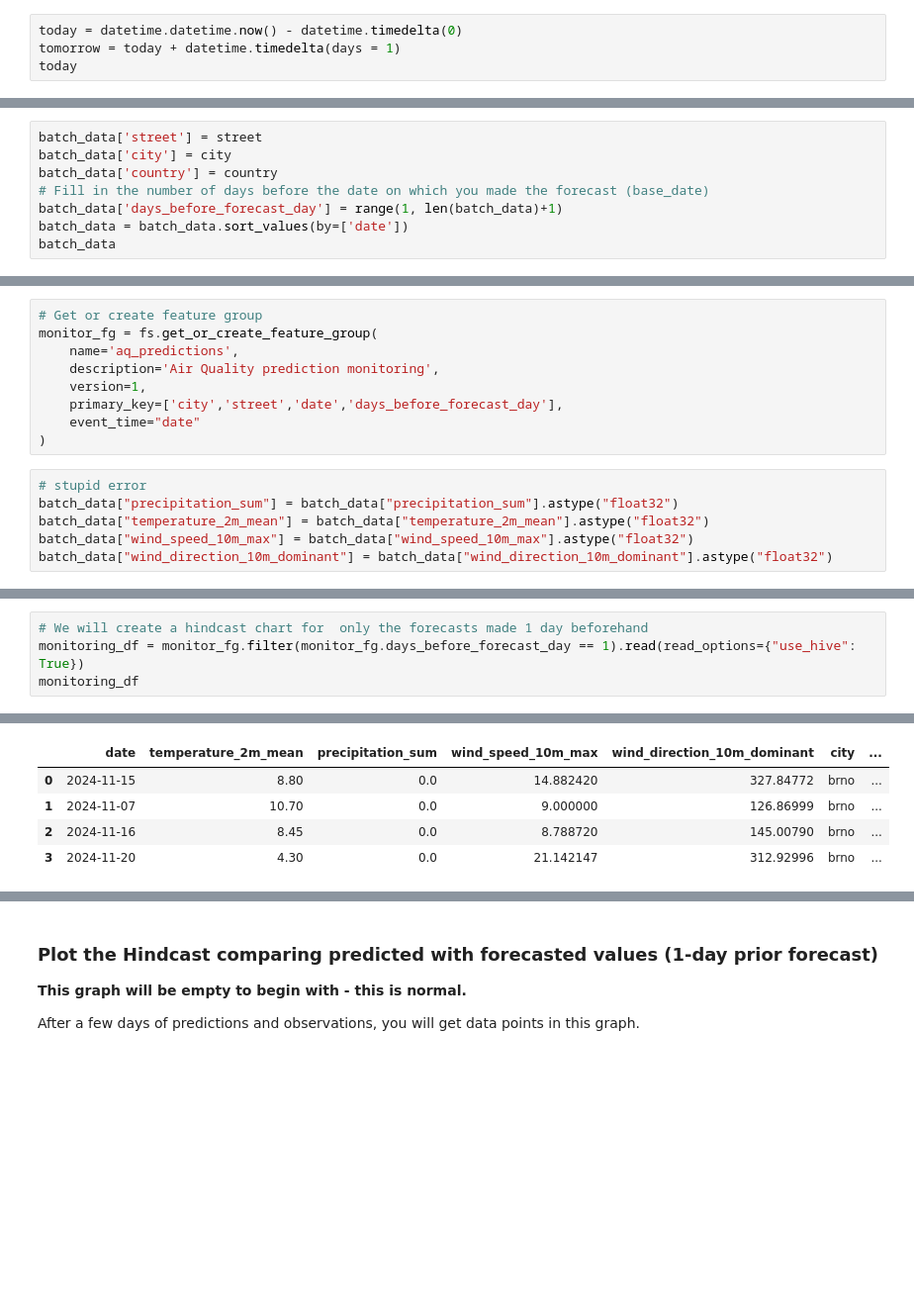
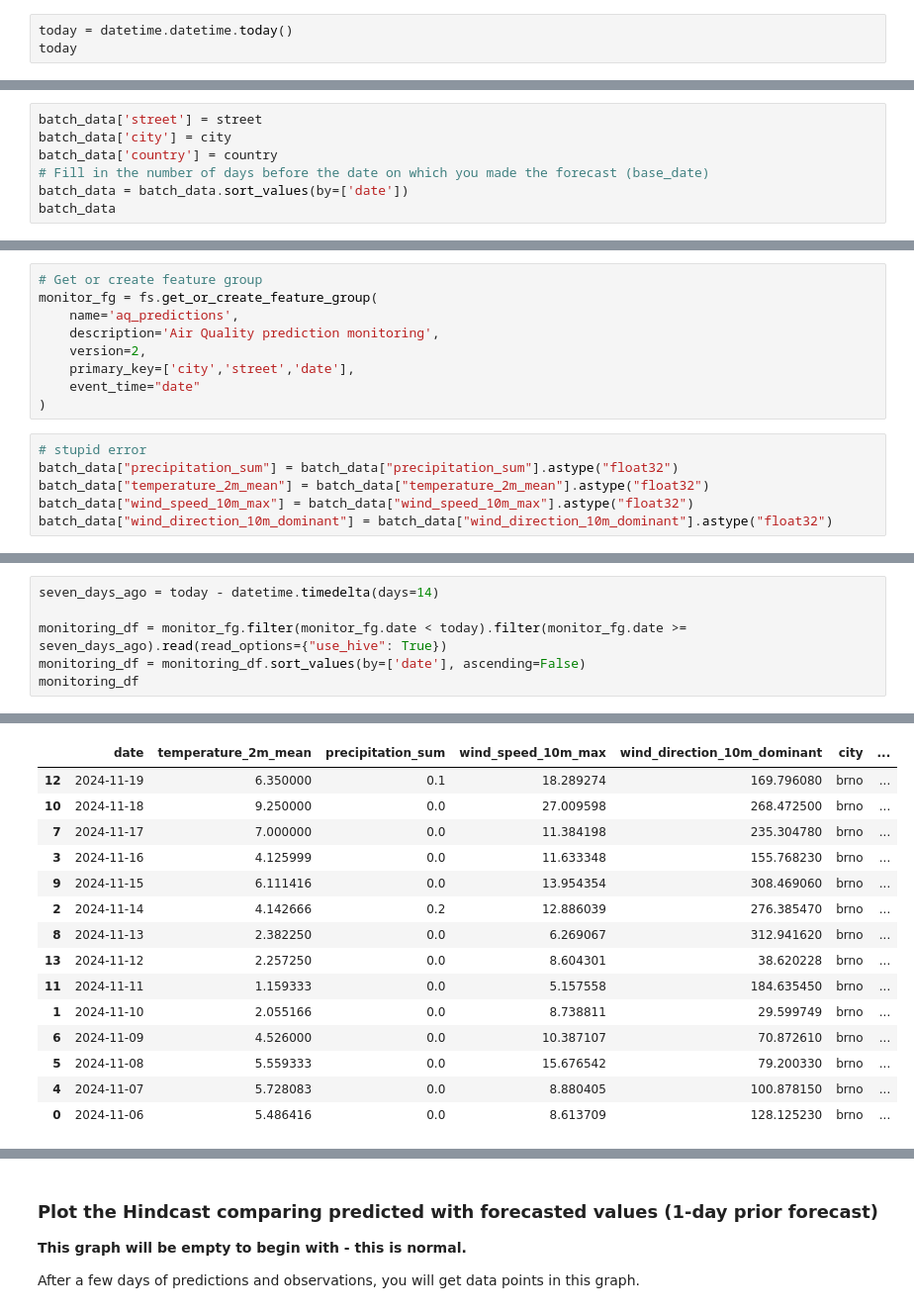
Before and after one commit to samlama111/id2223-assignment1, a Jupyter notebook: notebooks/4_air_quality_batch_inference.ipynb, the cells around one changed output, grey strips where cells are left out. Shown: that part at 99% size. Cells and saved outputs as stored; diff of their text form; blank space fills up the shorter version.

```diff
--- a/notebooks/4_air_quality_batch_inference.ipynb
+++ b/notebooks/4_air_quality_batch_inference.ipynb
@@ -17,7 +17,6 @@ import json
 from functions import util
 import os
 # %%
-today = datetime.datetime.now() - datetime.timedelta(0)
-tomorrow = today + datetime.timedelta(days = 1)
+today = datetime.datetime.today()
 today
 # %% [output]
@@ -150,7 +151,6 @@ batch_data['street'] = street
 batch_data['city'] = city
 batch_data['country'] = country
 # Fill in the number of days before the date on which you made the forecast (base_date)
-batch_data['days_before_forecast_day'] = range(1, len(batch_data)+1)
 batch_data = batch_data.sort_values(by=['date'])
 batch_data
 # %% [output]
@@ -206,8 +206,8 @@ plt.show()
 monitor_fg = fs.get_or_create_feature_group(
     name='aq_predictions',
     description='Air Quality prediction monitoring',
-    version=1,
-    primary_key=['city','street','date','days_before_forecast_day'],
+    version=2,
+    primary_key=['city','street','date'],
     event_time="date"
 )
 # %%
@@ -227,5 +240,7 @@ https://c.app.hopsworks.ai/p/1159324/jobs/named/aq_predictions_1_offline_fg_mate
 # %%
-# We will create a hindcast chart for  only the forecasts made 1 day beforehand
-monitoring_df = monitor_fg.filter(monitor_fg.days_before_forecast_day == 1).read(read_options={"use_hive": True})
+seven_days_ago = today - datetime.timedelta(days=14)
+
+monitoring_df = monitor_fg.filter(monitor_fg.date < today).filter(monitor_fg.date >= seven_days_ago).read(read_options={"use_hive": True})
+monitoring_df = monitoring_df.sort_values(by=['date'], ascending=False)
 monitoring_df
 # %% [output]
@@ -235,8 +250,18 @@ Finished: Reading data from Hopsworks, using Hive (1.62s)
 |  | date | temperature_2m_mean | precipitation_sum | wind_speed_10m_max | wind_direction_10m_dominant | city | ... |
-| 0 | 2024-11-15 | 8.80 | 0.0 | 14.882420 | 327.84772 | brno | ... |
-| 1 | 2024-11-07 | 10.70 | 0.0 | 9.000000 | 126.86999 | brno | ... |
-| 2 | 2024-11-16 | 8.45 | 0.0 | 8.788720 | 145.00790 | brno | ... |
-| 3 | 2024-11-20 | 4.30 | 0.0 | 21.142147 | 312.92996 | brno | ... |
+| 12 | 2024-11-19 | 6.350000 | 0.1 | 18.289274 | 169.796080 | brno | ... |
+| 10 | 2024-11-18 | 9.250000 | 0.0 | 27.009598 | 268.472500 | brno | ... |
+| 7 | 2024-11-17 | 7.000000 | 0.0 | 11.384198 | 235.304780 | brno | ... |
+| 3 | 2024-11-16 | 4.125999 | 0.0 | 11.633348 | 155.768230 | brno | ... |
+| 9 | 2024-11-15 | 6.111416 | 0.0 | 13.954354 | 308.469060 | brno | ... |
+| 2 | 2024-11-14 | 4.142666 | 0.2 | 12.886039 | 276.385470 | brno | ... |
+| 8 | 2024-11-13 | 2.382250 | 0.0 | 6.269067 | 312.941620 | brno | ... |
+| 13 | 2024-11-12 | 2.257250 | 0.0 | 8.604301 | 38.620228 | brno | ... |
+| 11 | 2024-11-11 | 1.159333 | 0.0 | 5.157558 | 184.635450 | brno | ... |
+| 1 | 2024-11-10 | 2.055166 | 0.0 | 8.738811 | 29.599749 | brno | ... |
+| 6 | 2024-11-09 | 4.526000 | 0.0 | 10.387107 | 70.872610 | brno | ... |
+| 5 | 2024-11-08 | 5.559333 | 0.0 | 15.676542 | 79.200330 | brno | ... |
+| 4 | 2024-11-07 | 5.728083 | 0.0 | 8.880405 | 100.878150 | brno | ... |
+| 0 | 2024-11-06 | 5.486416 | 0.0 | 8.613709 | 128.125230 | brno | ... |
 # %%
 air_quality_fg = fs.get_feature_group(
     name='air_quality',
```
Also changed, not shown: parts of 14 cells of this notebook.
